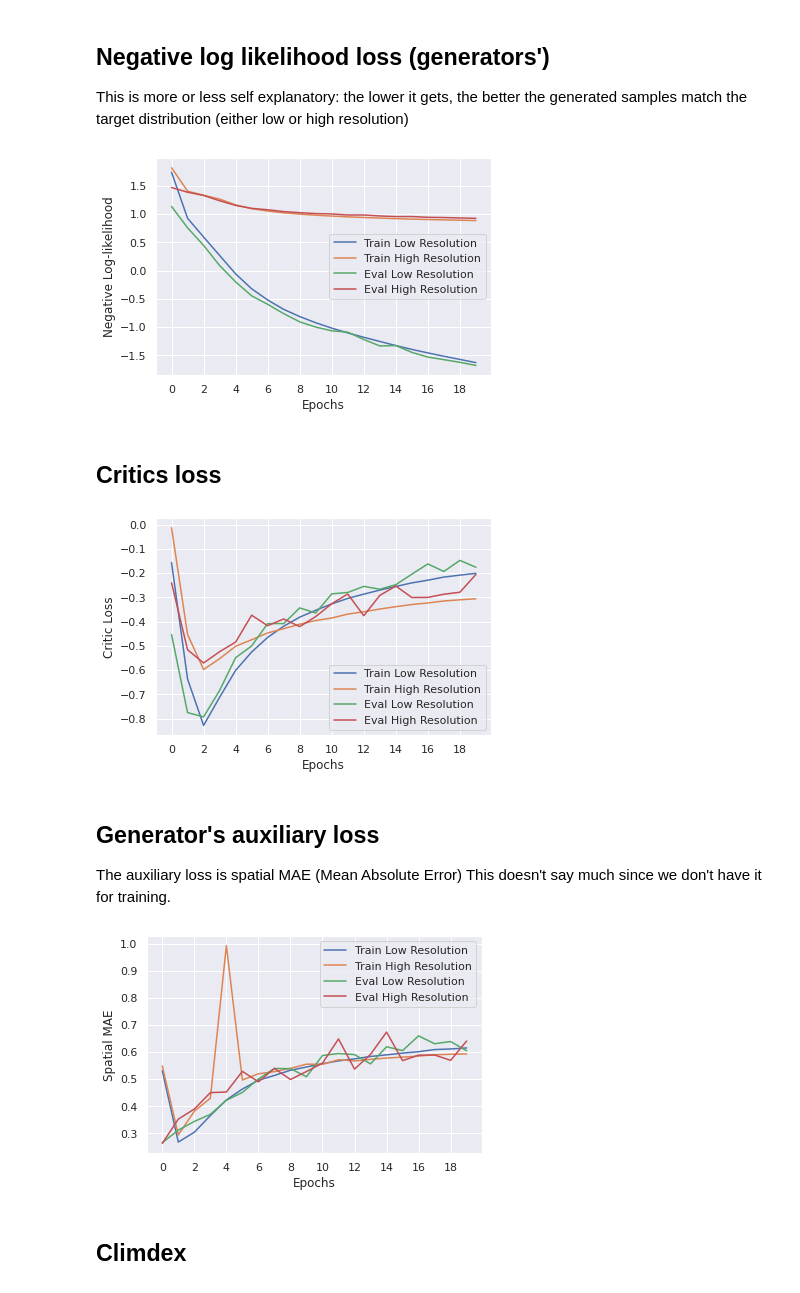
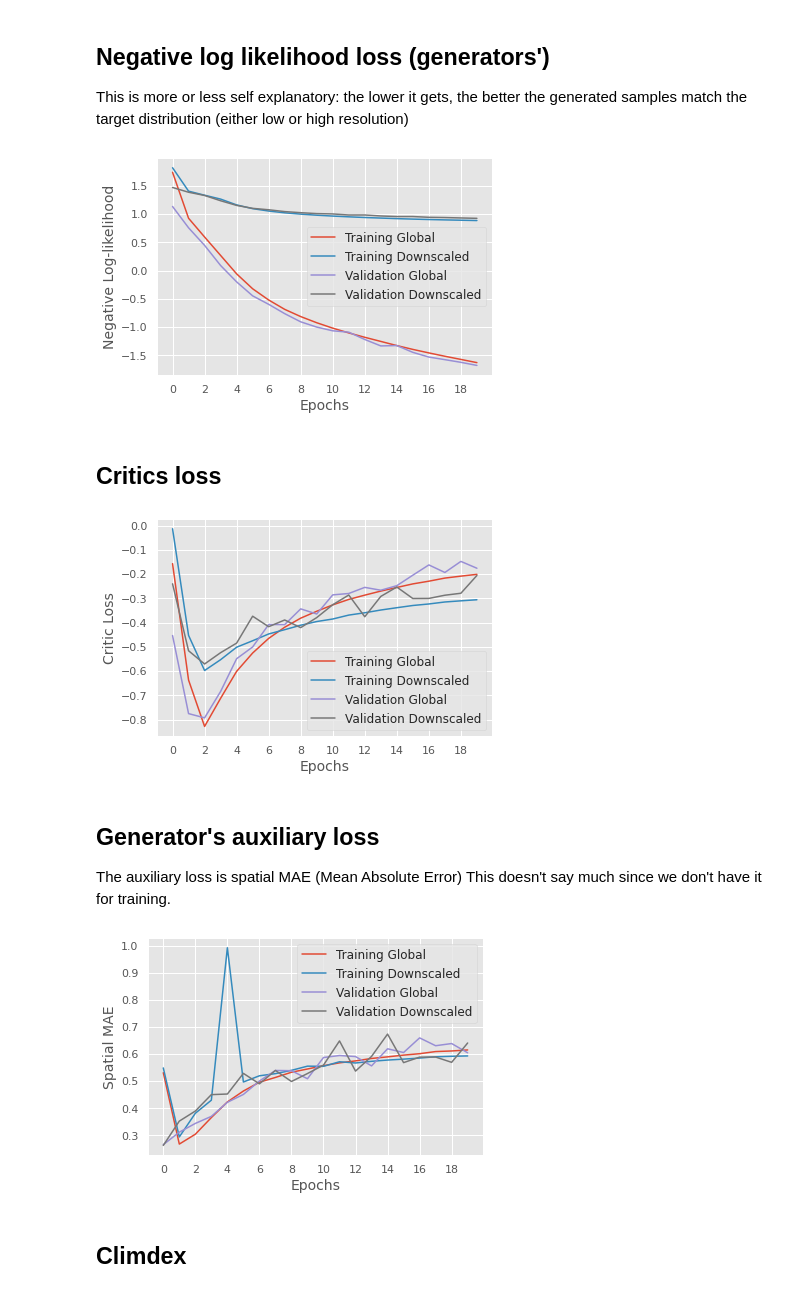
Before and after one commit to 6759-Project/generative-downscaling, a Jupyter notebook: make_figures.ipynb, the cells around one changed output. Saved outputs shown, nothing was run; the diff lists cells and outputs as text; code cells hidden in the pictures.

```diff
--- a/make_figures.ipynb
+++ b/make_figures.ipynb
@@ -4,8 +4,9 @@
 import pandas as pd
 import wandb
 import matplotlib.pyplot as plt
-import seaborn as sns
-sns.set()
+# import seaborn as sns
+# sns.set()
+plt.style.use('ggplot')
 # %%
 wandb_api = wandb.Api()
 run = wandb_api.run(f"6759-proj/Train-Glow-2mTemp/3fh4tzm4")
@@ -103,49 +104,49 @@ plt.savefig('figures/gy_loss.png')
 This is more or less self explanatory: the lower it gets, the better the generated samples match the target distribution (either low or high resolution)
 # %%
 fig = plt.figure()
-plt.plot(epochs, history['train_nll_x'].dropna(), label='Train Low Resolution')
-plt.plot(epochs, history['train_nll_y'].dropna(), label='Train High Resolution')
-plt.plot(epochs, history['eval_nll_x'].dropna(), label='Eval Low Resolution')
-plt.plot(epochs, history['eval_nll_y'].dropna(), label='Eval High Resolution')
-plt.ylabel('Negative Log-likelihood')
-plt.xlabel('Epochs')
+plt.plot(epochs, history['train_nll_x'].dropna(), label='Training Global')
+plt.plot(epochs, history['train_nll_y'].dropna(), label='Training Downscaled')
+plt.plot(epochs, history['eval_nll_x'].dropna(), label='Validation Global')
+plt.plot(epochs, history['eval_nll_y'].dropna(), label='Validation Downscaled')
+plt.ylabel('Negative Log-likelihood', fontsize=14)
+plt.xlabel('Epochs', fontsize=14)
 plt.xticks(epochs[::2])
-plt.legend()
+plt.legend(fontsize=12)
 plt.savefig('figures/nll_loss.png')
 # %% [output]
-[figure, old version]
+[figure, new version]
 # %% [markdown]
 ## Critics loss
 # %%
 fig = plt.figure()
-plt.plot(epochs, history['train_dx_loss'].dropna(), label='Train Low Resolution')
-plt.plot(epochs, history['train_dy_loss'].dropna(), label='Train High Resolution')
-plt.plot(epochs, history['eval_dx_loss'].dropna(), label='Eval Low Resolution')
-plt.plot(epochs, history['eval_dy_loss'].dropna(), label='Eval High Resolution')
-plt.ylabel('Critic Loss')
-plt.xlabel('Epochs')
+plt.plot(epochs, history['train_dx_loss'].dropna(), label='Training Global')
+plt.plot(epochs, history['train_dy_loss'].dropna(), label='Training Downscaled')
+plt.plot(epochs, history['eval_dx_loss'].dropna(), label='Validation Global')
+plt.plot(epochs, history['eval_dy_loss'].dropna(), label='Validation Downscaled')
+plt.ylabel('Critic Loss', fontsize=14)
+plt.xlabel('Epochs', fontsize=14)
 plt.xticks(epochs[::2])
-plt.legend()
+plt.legend(fontsize=12)
 plt.savefig('figures/d_loss.png')
 # %% [output]
-[figure, old version]
+[figure, new version]
 # %% [markdown]
 ## Generator's auxiliary loss
 The auxiliary loss is spatial MAE (Mean Absolute Error)
 This doesn't say much since we don't have it for training.
 # %%
 fig = plt.figure()
-plt.plot(epochs, history['train_gx_aux'].dropna(), label='Train Low Resolution')
-plt.plot(epochs, history['train_gy_aux'].dropna(), label='Train High Resolution')
-plt.plot(epochs, history['eval_gx_aux'].dropna(), label='Eval Low Resolution')
-plt.plot(epochs, history['eval_gy_aux'].dropna(), label='Eval High Resolution')
-plt.ylabel('Spatial MAE')
-plt.xlabel('Epochs')
+plt.plot(epochs, history['train_gx_aux'].dropna(), label='Training Global')
+plt.plot(epochs, history['train_gy_aux'].dropna(), label='Training Downscaled')
+plt.plot(epochs, history['eval_gx_aux'].dropna(), label='Validation Global')
+plt.plot(epochs, history['eval_gy_aux'].dropna(), label='Validation Downscaled')
+plt.ylabel('Spatial MAE', fontsize=14)
+plt.xlabel('Epochs', fontsize=14)
 plt.xticks(epochs[::2])
-plt.legend()
+plt.legend(fontsize=12)
 plt.savefig('figures/g_aux.png')
 # %% [output]
-[figure, old version]
+[figure, new version]
 # %% [markdown]
 ## Climdex
 # %%
```
Also changed, not shown: parts of 4 cells of this notebook, 7 other files.
